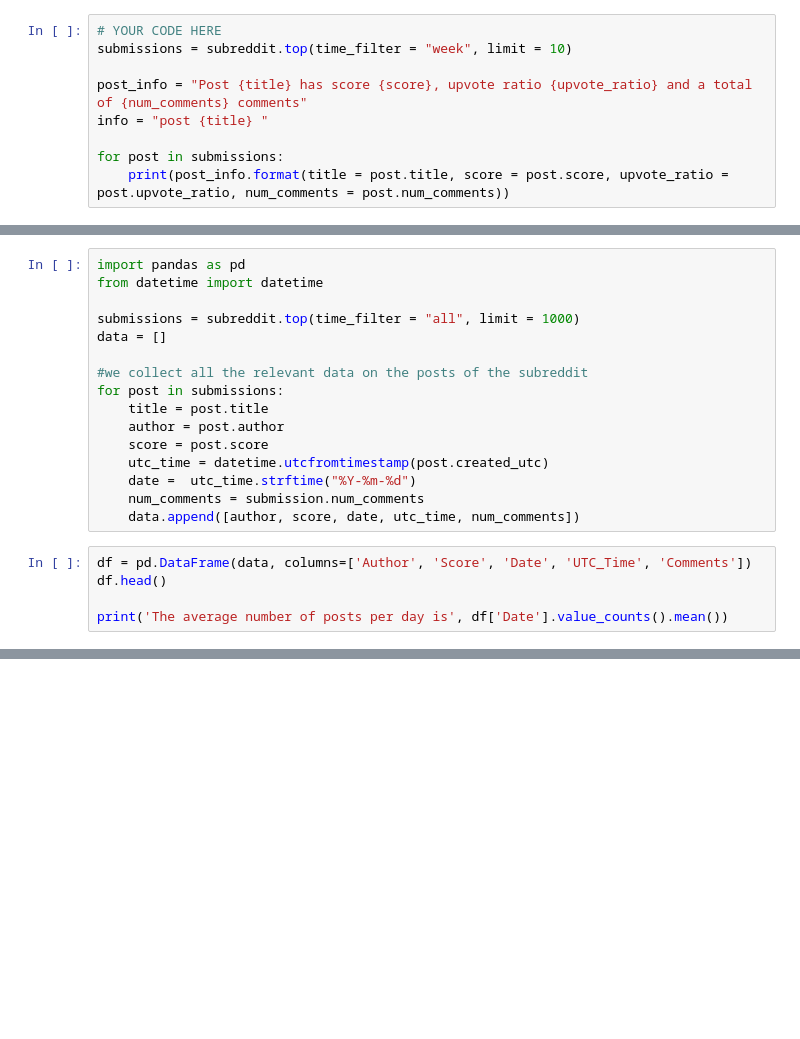
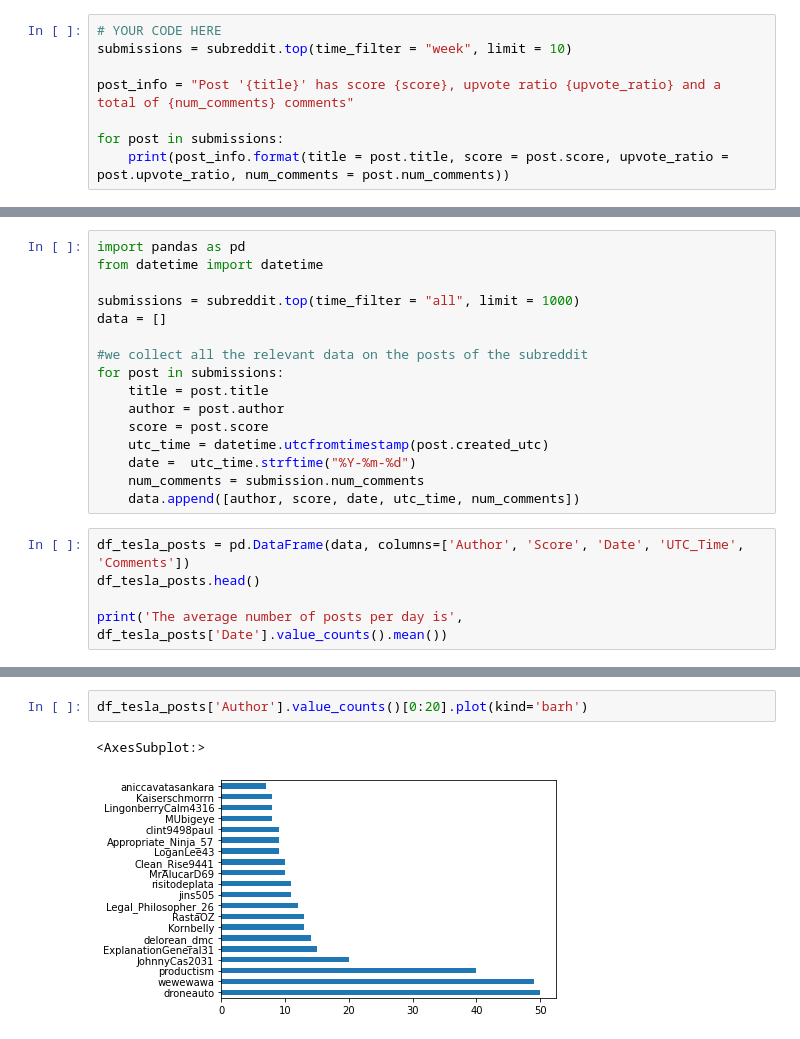
Before and after one commit to luisgarciar/fourthbrain-week-3, a Jupyter notebook: nb/analyze-sentiment-subreddit.ipynb, the cells around one changed output, grey strips where cells are left out. Cells and saved outputs as stored; diff of their text form; blank space fills up the shorter version.

```diff
--- a/nb/analyze-sentiment-subreddit.ipynb
+++ b/nb/analyze-sentiment-subreddit.ipynb
@@ -246,8 +263,7 @@ Write a sample piece of code below extracting three additional pieces of informa
 # YOUR CODE HERE
 submissions = subreddit.top(time_filter = "week", limit = 10)
 
-post_info = "Post {title} has score {score}, upvote ratio {upvote_ratio} and a total of {num_comments} comments"
-info = "post {title} "
+post_info = "Post '{title}' has score {score}, upvote ratio {upvote_ratio} and a total of {num_comments} comments"
 
 for post in submissions:
     print(post_info.format(title = post.title, score = post.score, upvote_ratio = post.upvote_ratio, num_comments = post.num_comments))
@@ -557,8 +577,8 @@ for post in submissions:
     num_comments = submission.num_comments
     data.append([author, score, date, utc_time, num_comments])
 # %%
-df = pd.DataFrame(data, columns=['Author', 'Score', 'Date', 'UTC_Time', 'Comments'])
-df.head()
+df_tesla_posts = pd.DataFrame(data, columns=['Author', 'Score', 'Date', 'UTC_Time', 'Comments'])
+df_tesla_posts.head()
 
-print('The average number of posts per day is', df['Date'].value_counts().mean())
+print('The average number of posts per day is', df_tesla_posts['Date'].value_counts().mean())
 # %% [output]
@@ -569,0 +622,5 @@ The average number of posts per day is 2.461139896373057
+# %%
+df_tesla_posts['Author'].value_counts()[0:20].plot(kind='barh')
+# %% [output]
+<AxesSubplot:>
+[figure, added]
```
Also changed, not shown: parts of 19 cells of this notebook.
